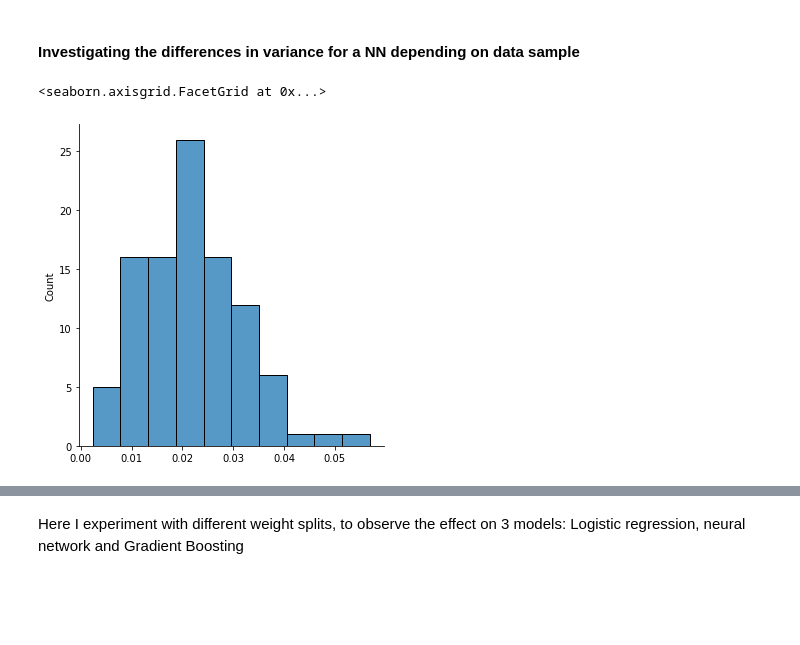
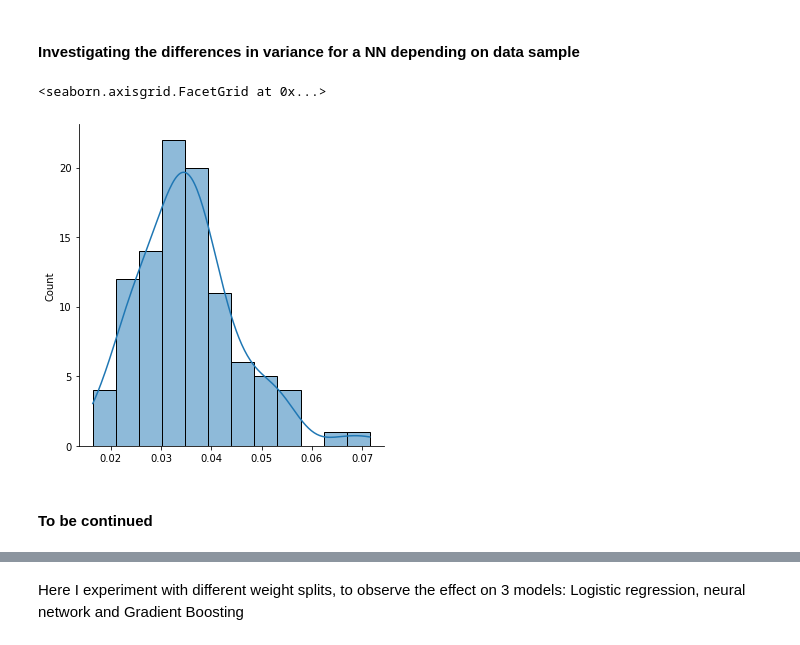
Before and after one commit to RUrlus/ModelMetricUncertaintyResearch, a Jupyter notebook: mmur/generators/CM experiments.ipynb, the cells around one changed output, grey strips where cells are left out. Cells and saved outputs as stored; diff of their text form; code cells hidden in the pictures; blank space fills up the shorter version.

```diff
--- a/mmur/generators/CM experiments.ipynb
+++ b/mmur/generators/CM experiments.ipynb
@@ -261,20 +550,35 @@ def sim_var_prec_nd(train_size,test_size,weights,flip_y,random_imbalance,gen_see
     stds = LA.sim_prec_std(n_sets,n_runs,parallel=parallel)
     return stds
 
-
-train_size = 1000
-test_size = 200
-weights = [0.8,0.2]
-n_runs = 10
-n_sets = 100
-flip_y = 0.1
-random_imbalance = True
-fix_init = False
-model_name = 'NN'
-gen_seed = 12
-stds = sim_var_prec_nd(train_size,test_size,weights,flip_y,random_imbalance,gen_seed,model_name,fix_init,n_runs,n_sets,tau=0.5,parallel=True)
+def sim_iv_prec_nd(train_size, test_size, weights, flip_y, random_imbalance, gen_seed, model_name, fix_init, n_runs, n_sets, qrange=0.95, tau=0.5, parallel=False):
+    generator = BlobGenerator(
+                train_size,
+                test_size=test_size,
+                weights=weights,
+                flip_y=flip_y,
+                random_imbalance=random_imbalance,
+                random_state=gen_seed,
+                )
+    LA = LAlgorithm(model_name,generator,fix_init=fix_init)
+    iv_lens = LA.sim_prec_iv(n_sets, n_runs, qrange, parallel, n_jobs=15)
+    return iv_lens
+# %%
+train_size = 5000
+test_size = 1000
+weights = [0.8,0.2]
+n_runs = 100
+n_sets = 100
+flip_y = 0
+random_imbalance = False
+fix_init = False
+model_name = 'NN'
+gen_seed = 12
+
+iv_lens = sim_iv_prec_nd(train_size, test_size, weights, flip_y, random_imbalance, gen_seed, model_name, fix_init, n_runs, n_sets, qrange=0.95, tau=0.5, parallel=True)
 # %%
-sns.displot(stds)
+sns.displot(iv_lens, kde = True)
 # %% [output]
 <seaborn.axisgrid.FacetGrid at 0x...>
-[figure, old version]
+[figure, new version]
+# %% [markdown]
+#### To be continued
```
Also changed, not shown: parts of 64 cells of this notebook, 2 other files.
